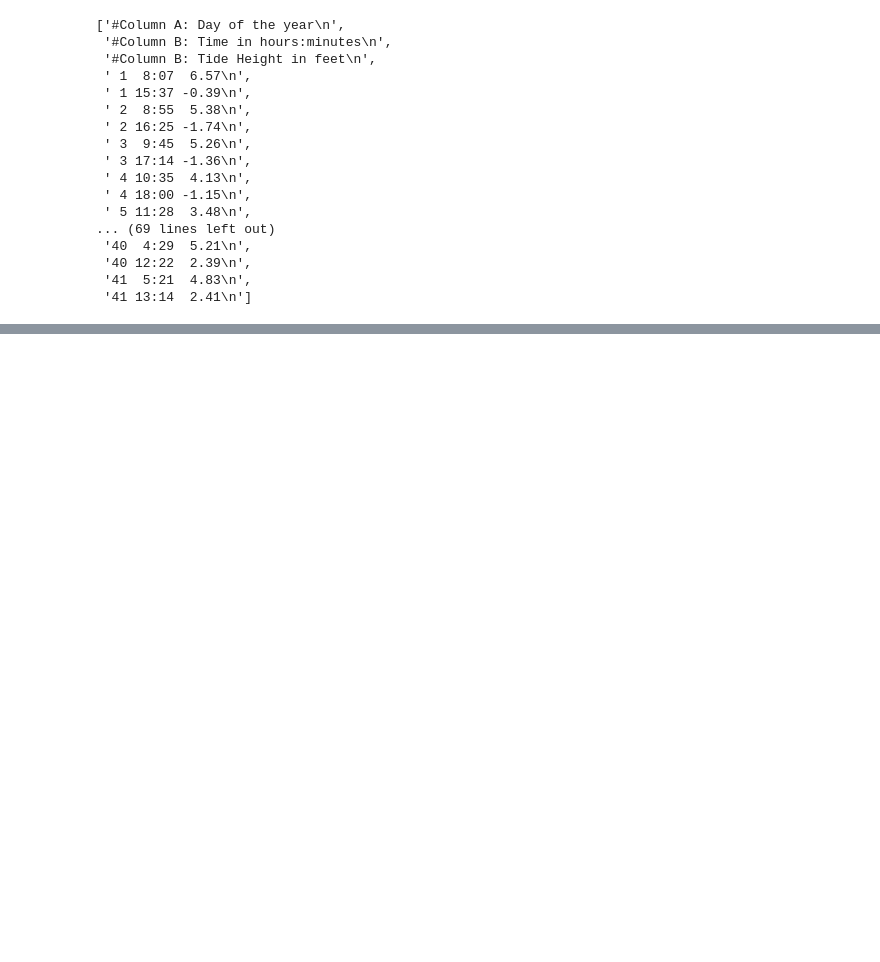
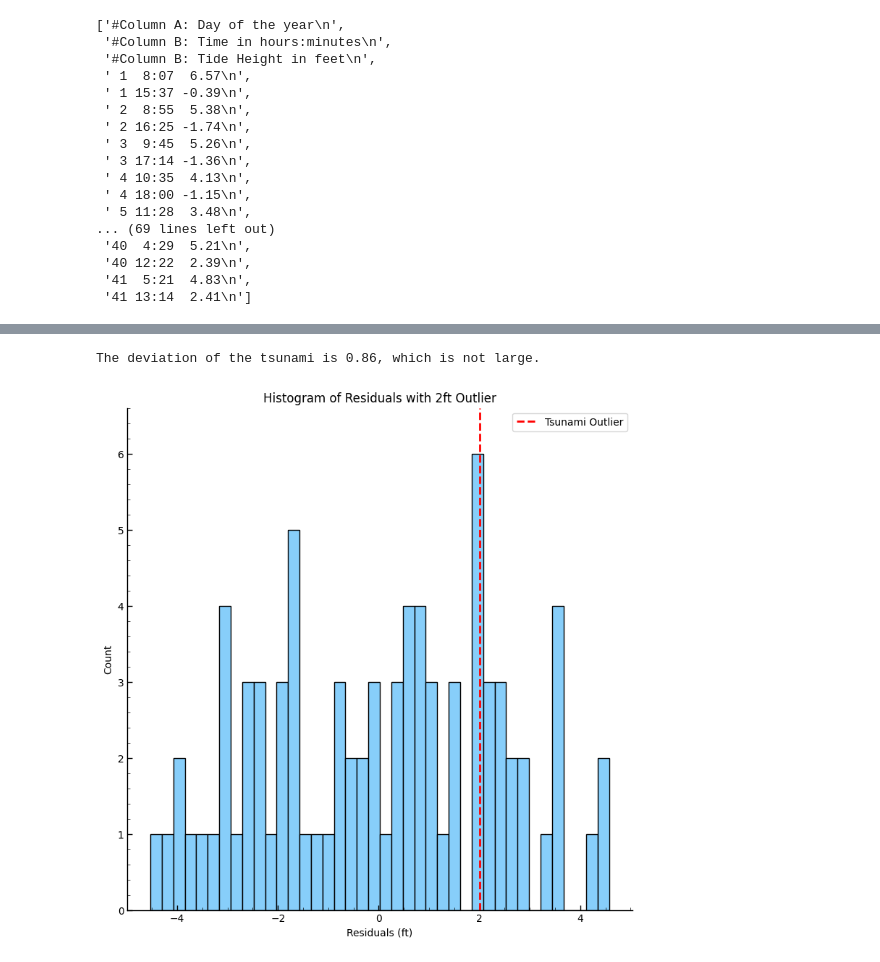
Before and after one commit to crod1333/group5-astr-19, a Jupyter notebook: group5-tidal-project.ipynb, the cells around one changed output, grey strips where cells are left out. Cells and saved outputs as stored; diff of their text form; code cells hidden in the pictures; blank space fills up the shorter version.

```diff
--- a/group5-tidal-project.ipynb
+++ b/group5-tidal-project.ipynb
@@ -123,0 +158,31 @@ plt.show()
+# %%
+# adding 2ft oulier
+tsunami_ft = 2.0
+#calculate deviation size of tsunami based on standard deviations of normal tides
+tsunami_deviation = tsunami_ft / residual_std
+print(f'The deviation of the tsunami is {tsunami_deviation:.2f}, which is not large.')
+# %% [output]
+The deviation of the tsunami is 0.86, which is not large.
+# %%
+# adding tsunami to new data set of residuals
+residuals_new = np.append(residuals, tsunami_ft)
+
+#replot with outlier
+plt.figure(figsize=(9,9))
+plt.hist(residuals_new, bins=40, edgecolor='black', facecolor='lightskyblue')
+plt.xlabel("Residuals (ft)")
+plt.ylabel("Count")
+plt.title("Histogram of Residuals with 2ft Outlier")
+
+# highlighting the outlier
+plt.axvline(
+    tsunami_ft,
+    color='red',
+    linestyle='dashed',
+    linewidth=2,
+    label='Tsunami Outlier')
+
+plt.legend()
+plt.show()
+# %% [output]
+[figure, added]
```
Also changed, not shown: parts of 15 cells of this notebook.
